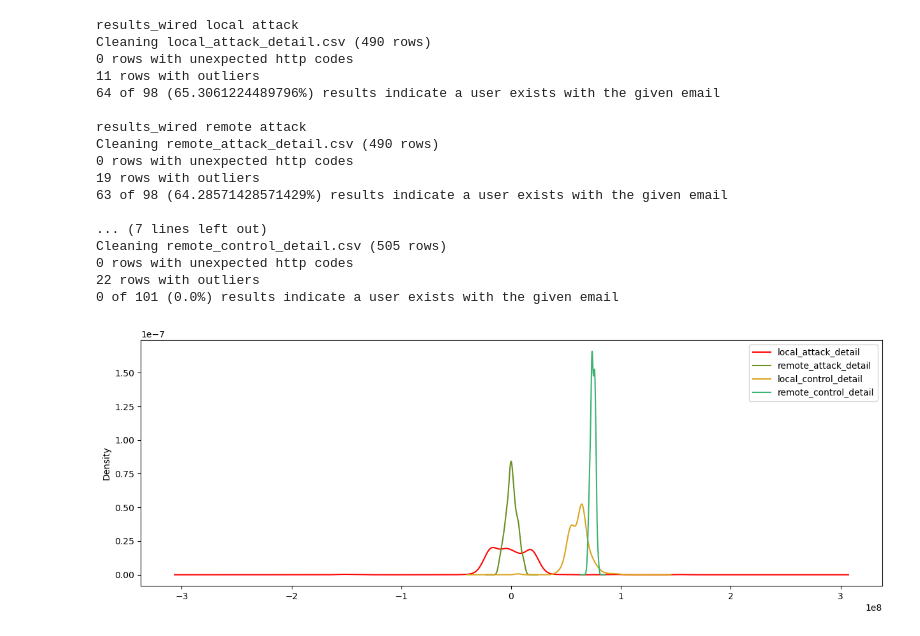
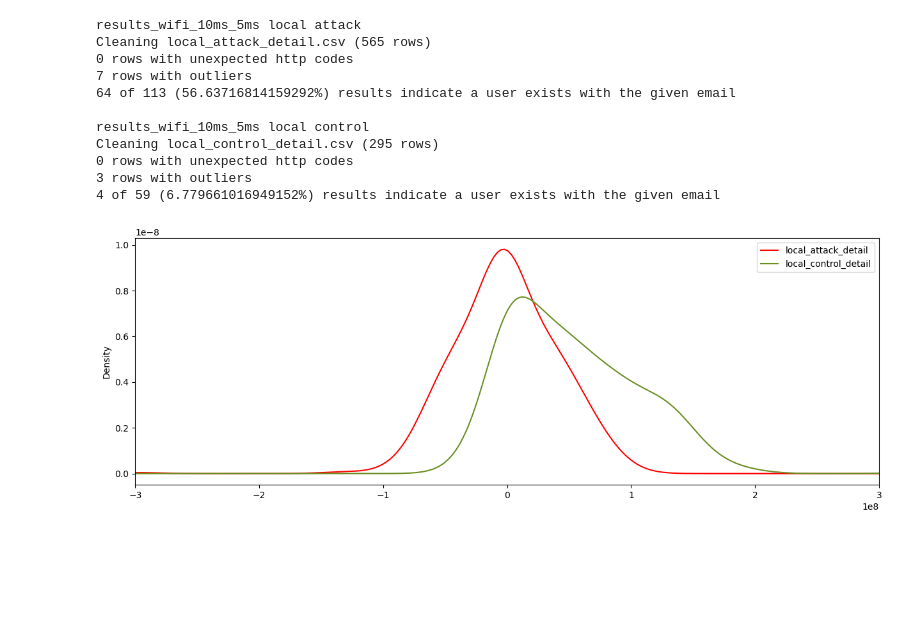
Before and after one commit to jefc1111/laravel-user-enumeration-demo, a Jupyter notebook: result_analysis.ipynb, the cells around one changed output. Saved outputs shown, nothing was run; the diff lists cells and outputs as text; code cells hidden in the pictures; blank space fills up the shorter version.

```diff
--- a/result_analysis.ipynb
+++ b/result_analysis.ipynb
@@ -90,21 +106,15 @@ Cleaning remote_control_detail.csv (495 rows)
-# %%
-analyse_result_folder("results_wired")
-# %% [output]
-results_wired local attack
-Cleaning local_attack_detail.csv (490 rows)
-0 rows with unexpected http codes
-11 rows with outliers
-64 of 98 (65.3061224489796%) results indicate a user exists with the given email
-
-results_wired remote attack
-Cleaning remote_attack_detail.csv (490 rows)
-0 rows with unexpected http codes
-19 rows with outliers
-63 of 98 (64.28571428571429%) results indicate a user exists with the given email
-
-... (7 lines left out)
-Cleaning remote_control_detail.csv (505 rows)
-0 rows with unexpected http codes
-22 rows with outliers
-0 of 101 (0.0%) results indicate a user exists with the given email
-[figure, removed]
+# %%
+analyse_result_folder("results_wifi_10ms_5ms", ["local"], ["attack", "control"])
+# %% [output]
+results_wifi_10ms_5ms local attack
+Cleaning local_attack_detail.csv (565 rows)
+0 rows with unexpected http codes
+7 rows with outliers
+64 of 113 (56.63716814159292%) results indicate a user exists with the given email
+
+results_wifi_10ms_5ms local control
+Cleaning local_control_detail.csv (295 rows)
+0 rows with unexpected http codes
+3 rows with outliers
+4 of 59 (6.779661016949152%) results indicate a user exists with the given email
+[figure, added]
```
Also changed, not shown: parts of 7 cells of this notebook.
